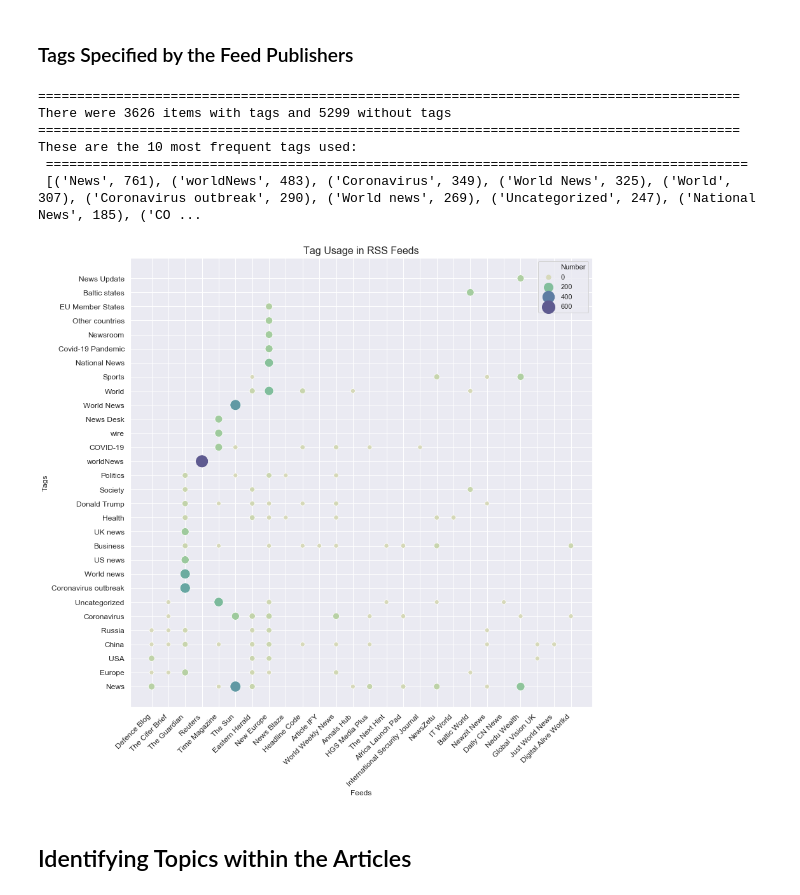
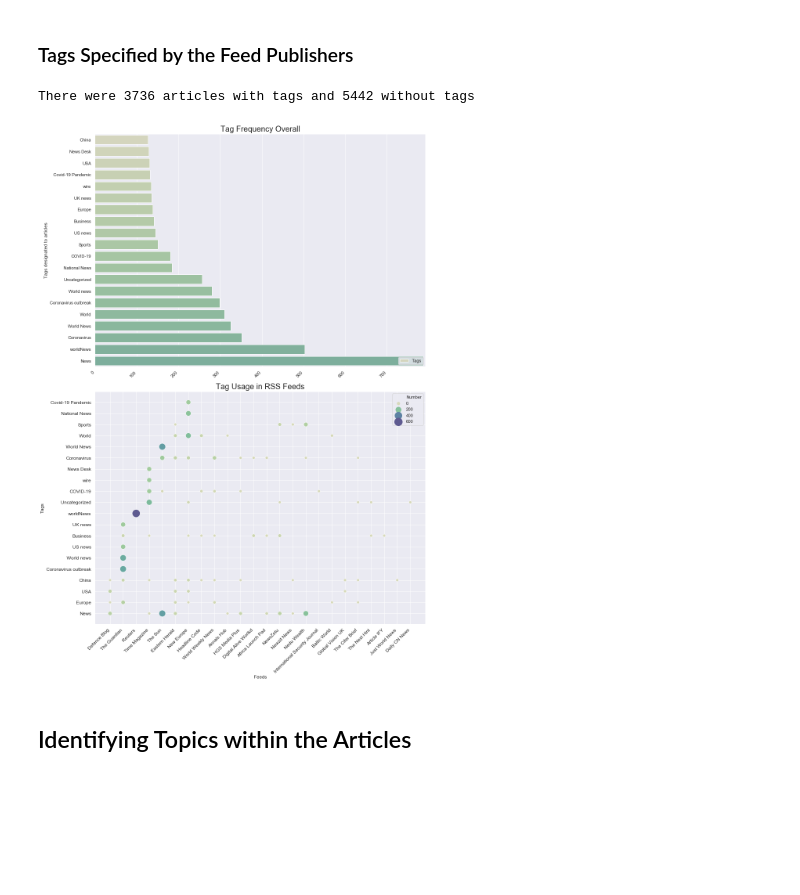
Before and after one commit to jb-diplom/UvA-Papers, a Jupyter notebook: bigdata/project/RSSNewsIdentification.ipynb, the cells around one changed output. Saved outputs shown, nothing was run; the diff lists cells and outputs as text; code cells hidden in the pictures; blank space fills up the shorter version.

```diff
--- a/bigdata/project/RSSNewsIdentification.ipynb
+++ b/bigdata/project/RSSNewsIdentification.ipynb
@@ -74,18 +101,15 @@ With author: 5312 Without author: 3613
 # %%
 #import matplotlib.pyplot as plt
 #plt.figure(figsize=(8,10))
 #allDict=loadAllFeedsFromFile()
 %aimport samples.seabornScatterPlots
+importlib.reload(reader)
 importlib.reload(samples.seabornScatterPlots)
-displayTags(allDict)
+from samples.seabornScatterPlots import displayTags
+displayTags(allDict, displayAmount=20)
 # %% [output]
-==========================================================================================
-There were 3626 items with tags and 5299 without tags
-==========================================================================================
-These are the 10 most frequent tags used:
- ==========================================================================================
- [('News', 761), ('worldNews', 483), ('Coronavirus', 349), ('World News', 325), ('World', 307), ('Coronavirus outbreak', 290), ('World news', 269), ('Uncategorized', 247), ('National News', 185), ('CO ...
+There were 3736 articles with tags and 5442 without tags
-[figure, old version]
+[figure, new version]
 # %% [markdown]
 ## Identifying Topics within the Articles
 # %%
```
Also changed, not shown: parts of 12 cells of this notebook, 9 other files.
